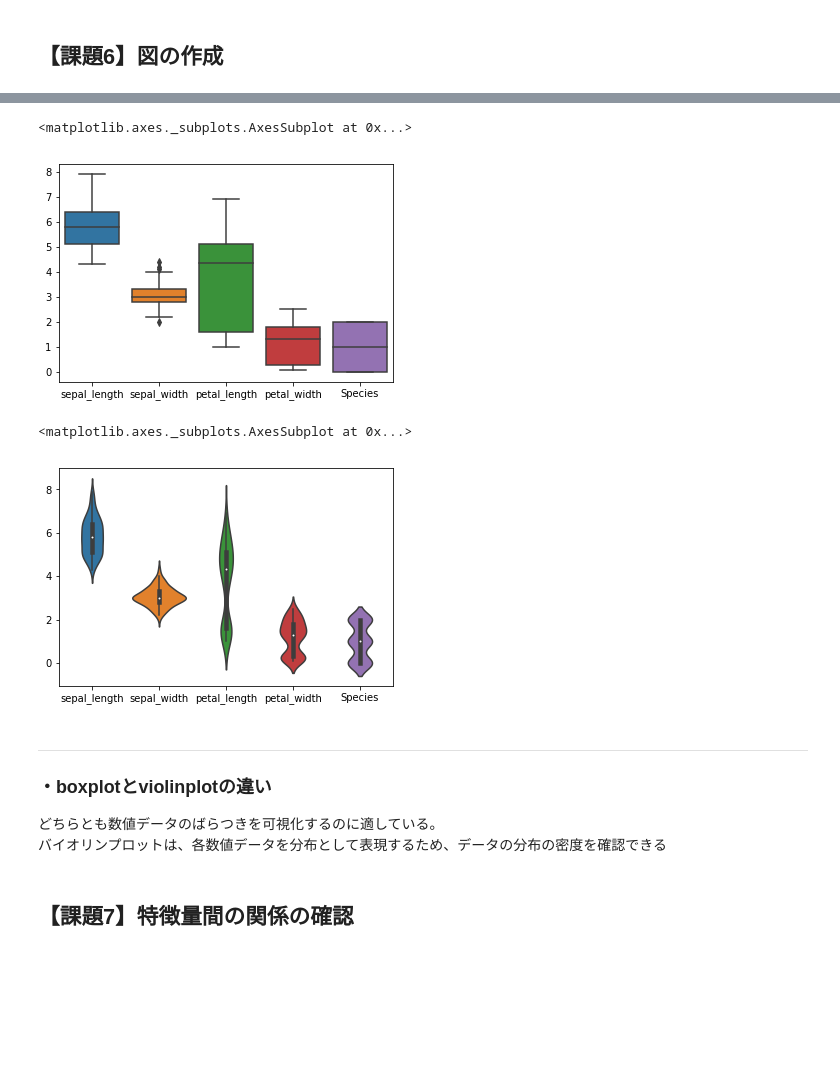
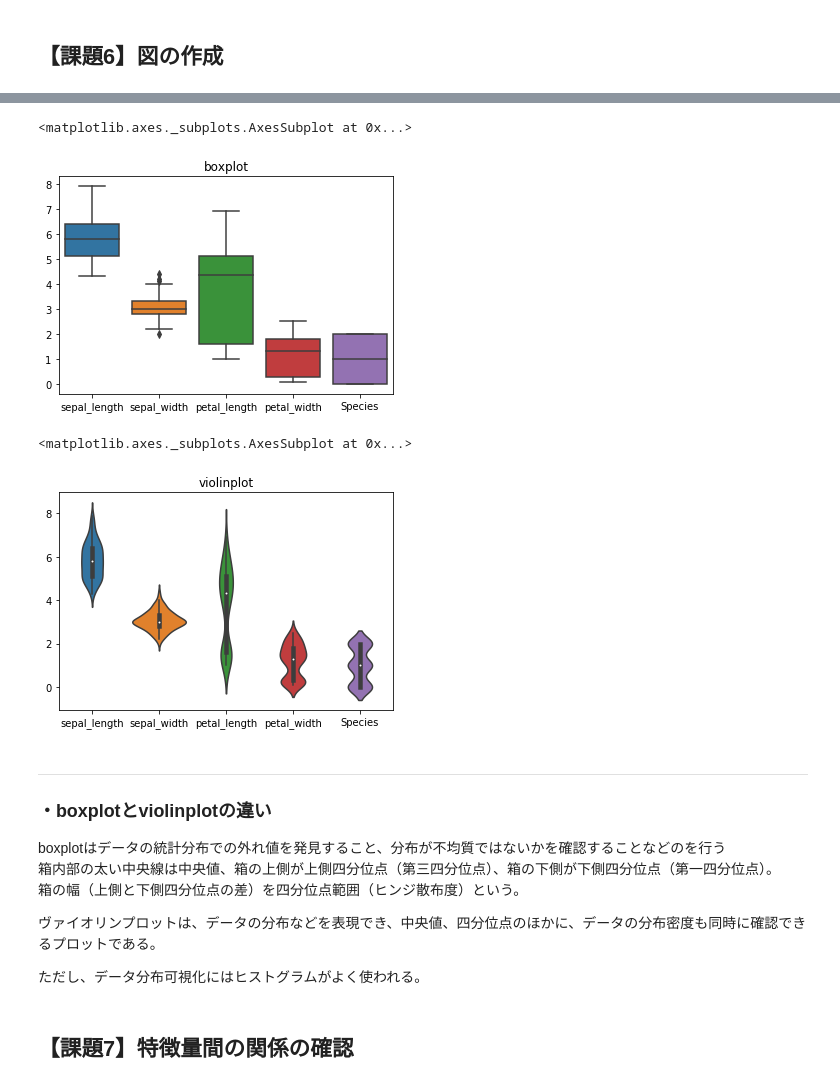
Before and after one commit to YasunoriKimura/diveintocode-ml, a Jupyter notebook: week3/week3-work1.ipynb, the cells around one changed output, grey strips where cells are left out. Saved outputs shown, nothing was run; the diff lists cells and outputs as text; code cells hidden in the pictures; blank space fills up the shorter version.

```diff
--- a/week3/week3-work1.ipynb
+++ b/week3/week3-work1.ipynb
@@ -271,18 +271,25 @@ array([<matplotlib.axes._subplots.AxesSubplot object at 0x...>],
 # %%
+plt.title("boxplot")
 sns.boxplot(data=df)
 # %% [output]
 <matplotlib.axes._subplots.AxesSubplot at 0x...>
-[figure, old version]
+[figure, new version]
 # %%
+plt.title("violinplot")
 sns.violinplot(data=df)
 # %% [output]
 <matplotlib.axes._subplots.AxesSubplot at 0x...>
-[figure, old version]
+[figure, new version]
-# %% [markdown]
----
-### ・boxplotとviolinplotの違い
-どちらとも数値データのばらつきを可視化するのに適している。
-バイオリンプロットは、各数値データを分布として表現するため、データの分布の密度を確認できる
+# %% [markdown]
+---
+### ・boxplotとviolinplotの違い
+boxplotはデータの統計分布での外れ値を発見すること、分布が不均質ではないかを確認することなどのを行う
+箱内部の太い中央線は中央値、箱の上側が上側四分位点（第三四分位点）、箱の下側が下側四分位点（第一四分位点）。
+箱の幅（上側と下側四分位点の差）を四分位点範囲（ヒンジ散布度）という。
+
+ヴァイオリンプロットは、データの分布などを表現でき、中央値、四分位点のほかに、データの分布密度も同時に確認できるプロットである。
+
+ただし、データ分布可視化にはヒストグラムがよく使われる。
 # %% [markdown]
 ## 【課題7】特徴量間の関係の確認
 # %% [markdown]
```
Also changed, not shown: parts of 5 cells of this notebook.
